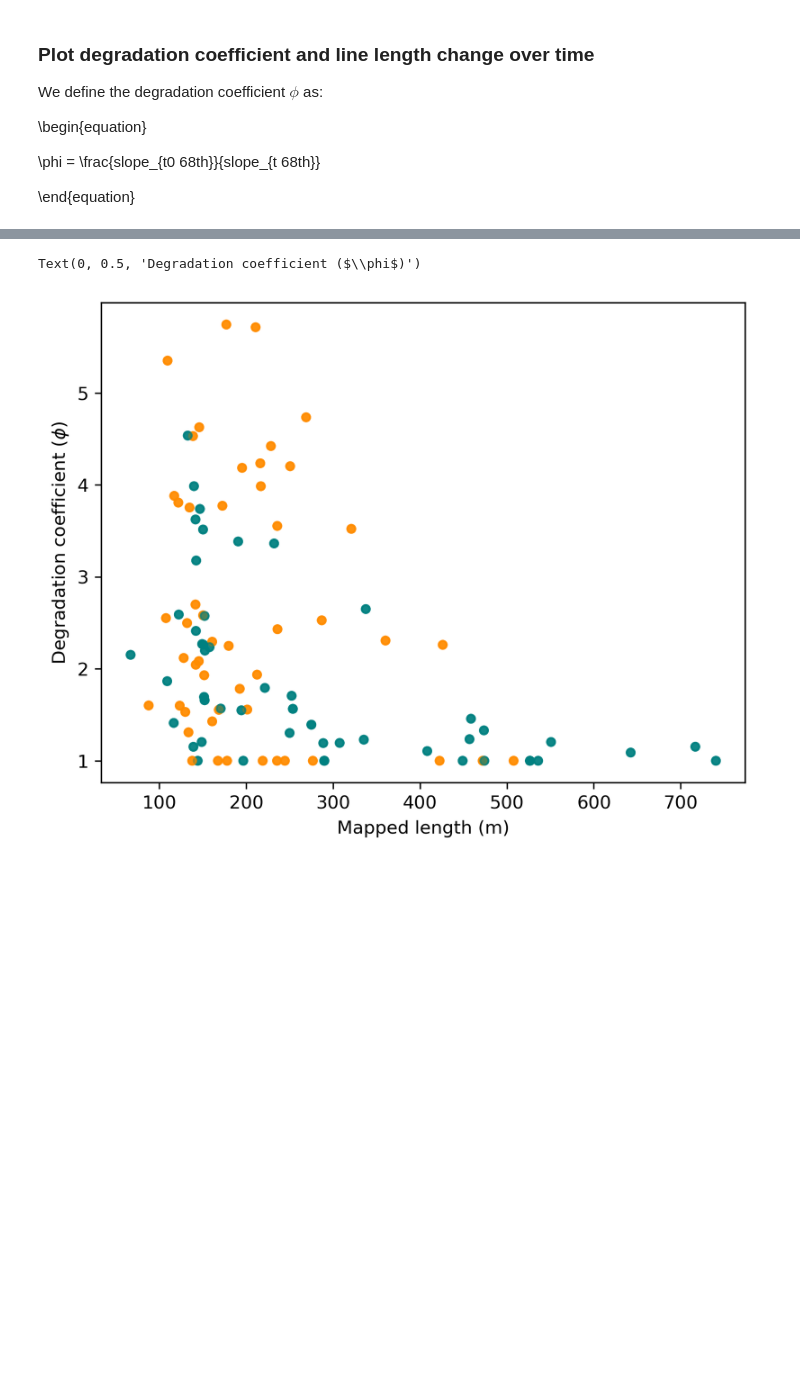
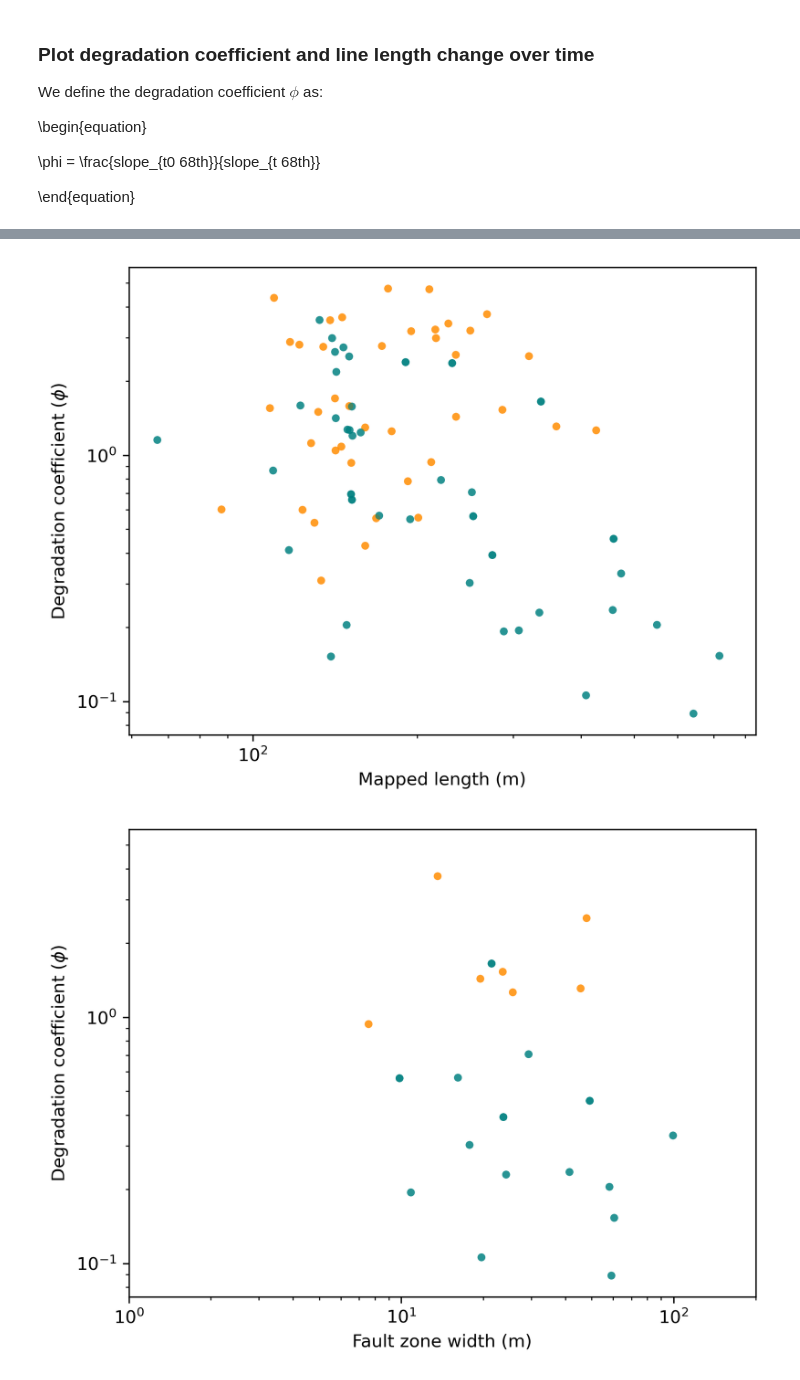
Before and after one commit to absrp/landscape_evolution_earthquake_ruptures, a Jupyter notebook: degradation_coefficient_length_evolution_comparison.ipynb, the cells around one changed output, grey strips where cells are left out. Saved outputs shown, nothing was run; the diff lists cells and outputs as text; code cells hidden in the pictures; blank space fills up the shorter version.

```diff
--- a/degradation_coefficient_length_evolution_comparison.ipynb
+++ b/degradation_coefficient_length_evolution_comparison.ipynb
@@ -195,11 +264,32 @@ R9
-# %%
-plt.figure(dpi=300)
-# loc dic
-col_dic = {'Ridgecrest':'darkorange','EMC':'teal'}
-colors = data["Location"].map(col_dic)
-plt.scatter(data["Length (m)"],data["Degradation coefficient"],s=20,c=colors,alpha=0.6)
-plt.xlabel('Mapped length (m)')
-plt.ylabel(r'Degradation coefficient ($\phi$)')
-# %% [output]
-Text(0, 0.5, 'Degradation coefficient ($\\phi$)')
-[figure, removed]
+# %%
+col_dic = {'Ridgecrest':'darkorange','EMC':'teal'}
+colors = data["Location"].map(col_dic)
+
+plt.figure(dpi=300)
+plt.scatter(data["Length (m)"],data["Degradation coefficient"]-1,s=20,c=colors,alpha=0.6,edgecolor='none')
+plt.xlabel('Mapped length (m)')
+plt.xscale('log')
+plt.yscale('log')
+plt.ylabel(r'Degradation coefficient ($\phi$)')
+plt.savefig('Figures/deg_vs_L.png')
+
+plt.figure(dpi=300)
+plt.scatter(data["Width (m)"],data["Degradation coefficient"]-1,s=20,c=colors,alpha=0.6,edgecolor='none')
+plt.xlabel('Fault zone width (m)')
+plt.xscale('log')
+plt.yscale('log')
+plt.ylabel(r'Degradation coefficient ($\phi$)')
+plt.xlim(1,200)
+plt.savefig('Figures/deg_vs_W.png')
+
+plt.figure(dpi=300)
+plt.scatter(data["Length (m)"],data["Width (m)"],s=20,c=colors,alpha=0.6,edgecolor='none')
+plt.ylabel('Fault zone width (m)')
+plt.xscale('log')
+plt.yscale('log')
+plt.xlabel(r'Mappable fault length (m)')
+plt.ylim(1,200)
+plt.savefig('Figures/deg_vs_W.png')
+# %% [output]
+[figure, added]
+[figure, added]
```
Also changed, not shown: parts of 4 cells of this notebook, 1 other file.
